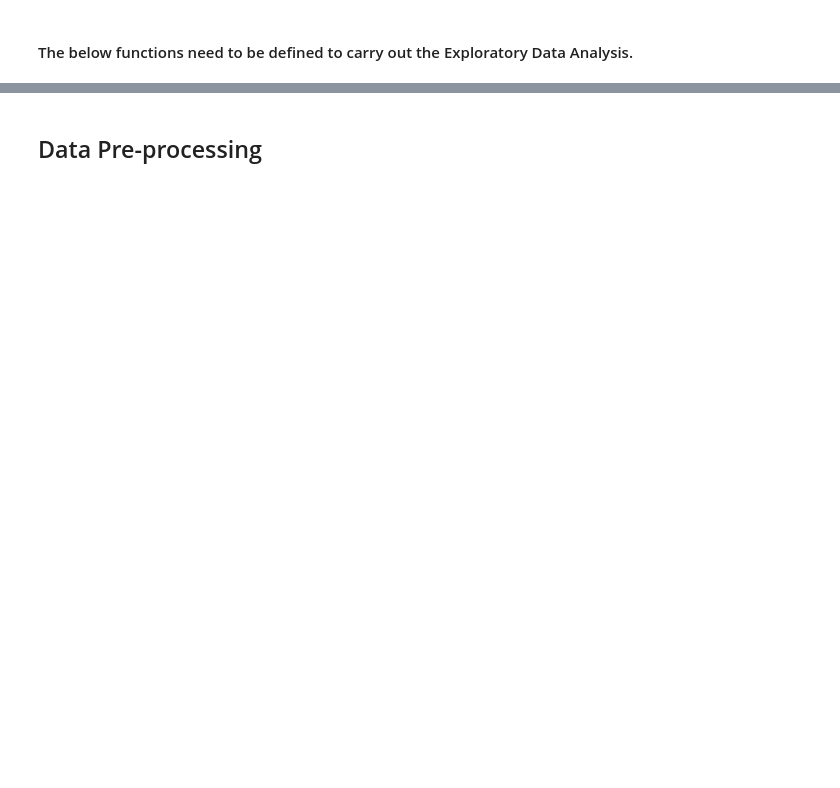
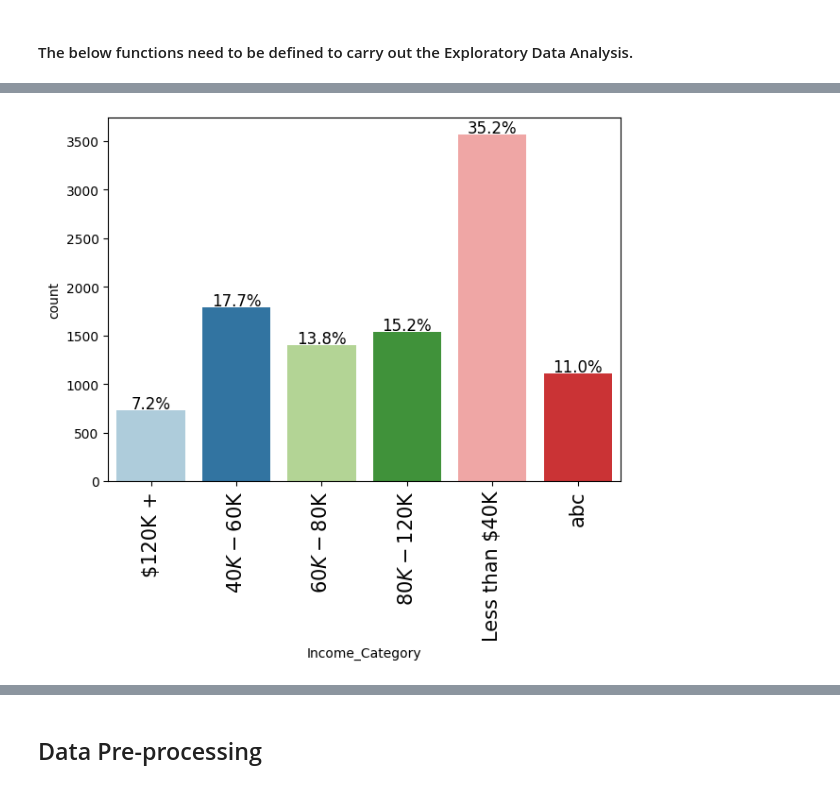
Before and after one commit to cmAIdx/AI-ML-Notebooks, a Jupyter notebook: Project3_Ensemble_ModelTuning_FullCode.ipynb, the cells around one changed output, grey strips where cells are left out. Drawn from its saved outputs; the diff is of its cells as text; code cells hidden in the pictures; blank space fills up the shorter version.

```diff
--- a/Project3_Ensemble_ModelTuning_FullCode.ipynb
+++ b/Project3_Ensemble_ModelTuning_FullCode.ipynb
@@ -342,0 +491,5 @@ def distribution_plot_wrt_target(data, predictor, target):
+# %%
+# 3. What is the distribution of the level of income of customers?
+labeled_barplot(data, "Income_Category", perc=True)
+# %% [output]
+[figure, added]
```
Also changed, not shown: parts of 102 cells of this notebook.
